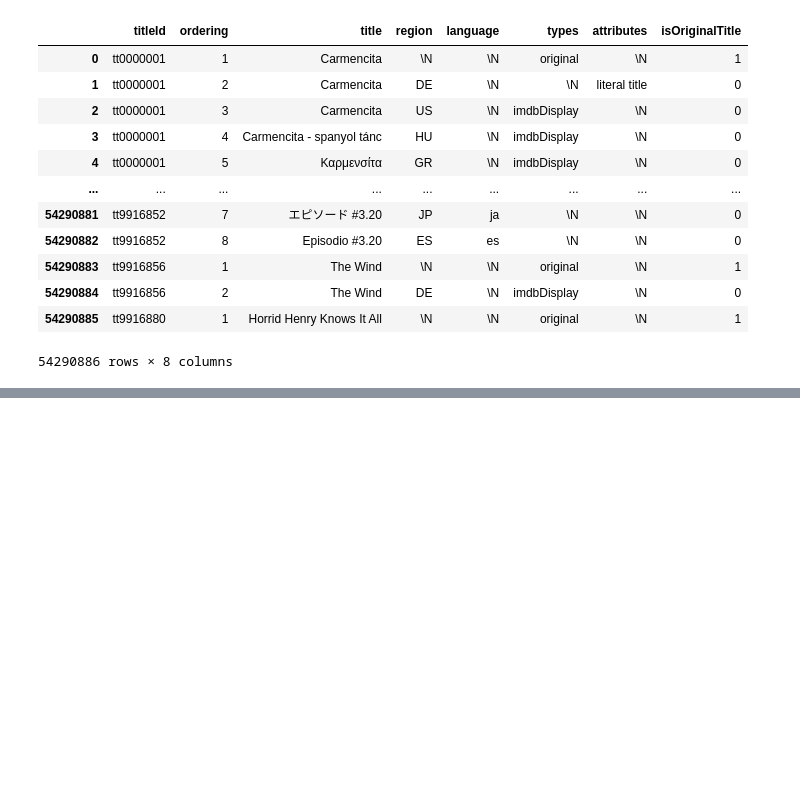
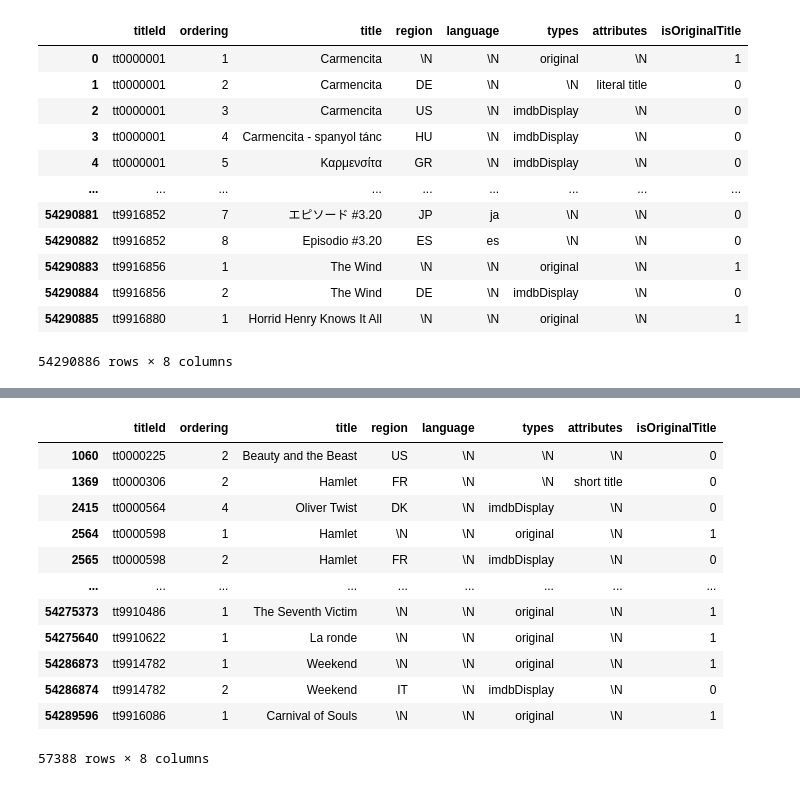
Before and after one commit to frianaeng/GraphAlgo, a Jupyter notebook: Create criterion ActorNetwork.ipynb, the cells around one changed output, grey strips where cells are left out. Saved outputs shown, nothing was run; the diff lists cells and outputs as text; code cells hidden in the pictures; blank space fills up the shorter version.

Commit message:
finally got the criterion load working

```diff
--- a/Create criterion ActorNetwork.ipynb
+++ b/Create criterion ActorNetwork.ipynb
@@ -294,0 +64,18 @@ final_df.head()
+# %%
+filtered_df = title[title["title"].isin(criterion["title"])]
+# %%
+filtered_df
+# %% [output]
+|  | titleId | ordering | title | region | language | types | attributes | isOriginalTitle |
+| 1060 | tt0000225 | 2 | Beauty and the Beast | US | \N | \N | \N | 0 |
+| 1369 | tt0000306 | 2 | Hamlet | FR | \N | \N | short title | 0 |
+| 2415 | tt0000564 | 4 | Oliver Twist | DK | \N | imdbDisplay | \N | 0 |
+| 2564 | tt0000598 | 1 | Hamlet | \N | \N | original | \N | 1 |
+| 2565 | tt0000598 | 2 | Hamlet | FR | \N | imdbDisplay | \N | 0 |
+| ... | ... | ... | ... | ... | ... | ... | ... | ... |
+| 54275373 | tt9910486 | 1 | The Seventh Victim | \N | \N | original | \N | 1 |
+| 54275640 | tt9910622 | 1 | La ronde | \N | \N | original | \N | 1 |
+| 54286873 | tt9914782 | 1 | Weekend | \N | \N | original | \N | 1 |
+| 54286874 | tt9914782 | 2 | Weekend | IT | \N | imdbDisplay | \N | 0 |
+| 54289596 | tt9916086 | 1 | Carnival of Souls | \N | \N | original | \N | 1 |
+57388 rows × 8 columns
```
Also changed, not shown: parts of 12 cells of this notebook.
